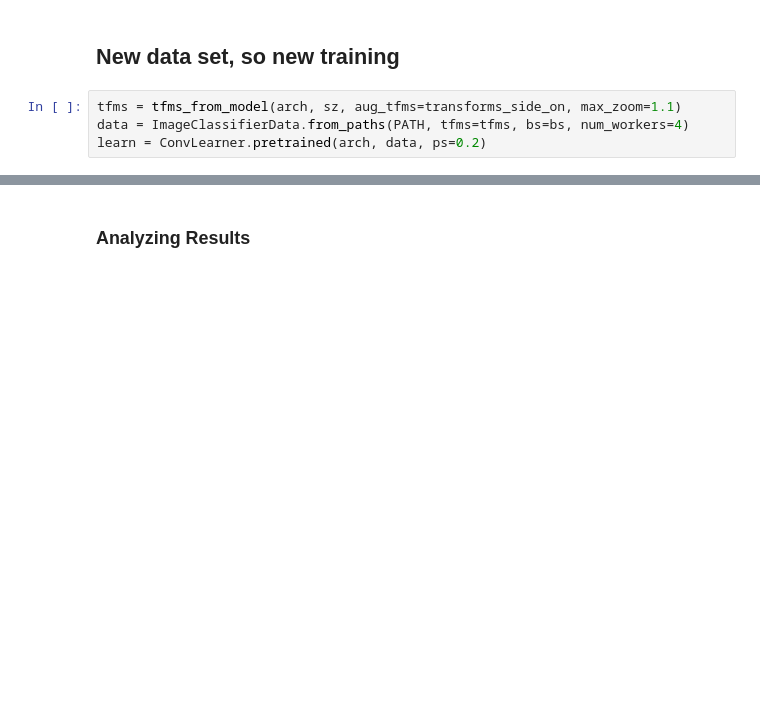
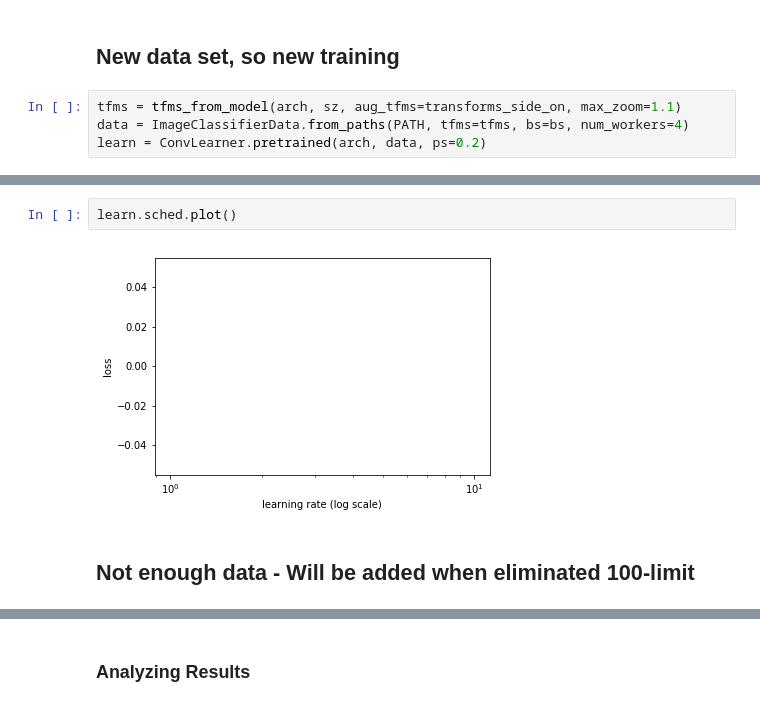
Before and after one commit to Sindreedelange/Various_DL, a Jupyter notebook: Personal_Projects/Boy_Girl_Classifying/MaleFemaleClassification.ipynb, the cells around one changed output, grey strips where cells are left out. Drawn from its saved outputs; the diff is of its cells as text; blank space fills up the shorter version.

```diff
--- a/Personal_Projects/Boy_Girl_Classifying/MaleFemaleClassification.ipynb
+++ b/Personal_Projects/Boy_Girl_Classifying/MaleFemaleClassification.ipynb
@@ -195,2 +290,8 @@ learn.lr_find()
+# %%
+learn.sched.plot()
+# %% [output]
+[figure, added]
+# %% [markdown]
+## Not enough data - Will be added when eliminated 100-limit
 # %%
 learn.fit(1e-2, 2, cycle_len=1)
```
Also changed, not shown: parts of 39 cells of this notebook, 20 other files.
